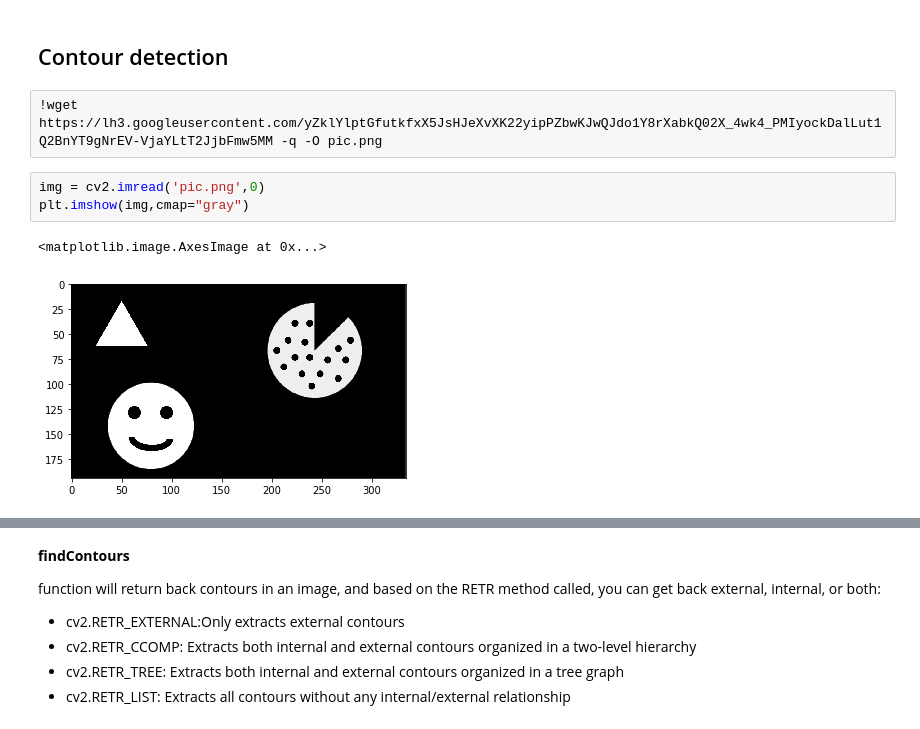
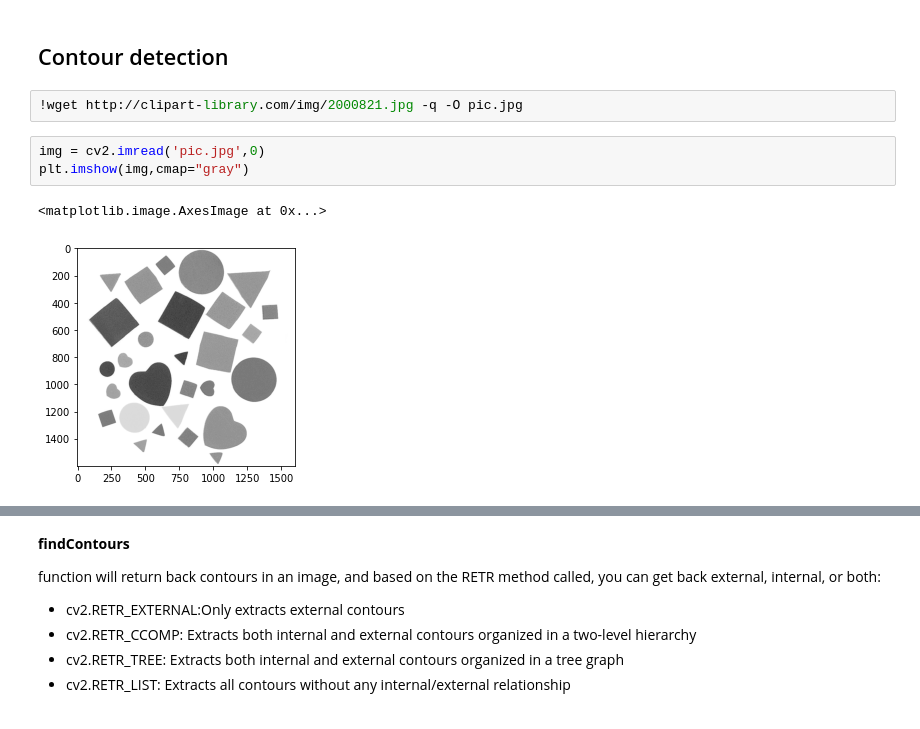
Before and after one commit to bimarshak7/openCV-basics, a Jupyter notebook: objectDetection.ipynb, the cells around one changed output, grey strips where cells are left out. Cells and saved outputs as stored; diff of their text form.

```diff
--- a/objectDetection.ipynb
+++ b/objectDetection.ipynb
@@ -243,10 +243,10 @@ plt.imshow(dot_circles)
 # %% [markdown]
 ## Contour detection
 # %%
-!wget https://lh3.googleusercontent.com/yZklYlptGfutkfxX5JsHJeXvXK22yipPZbwKJwQJdo1Y8rXabkQ02X_4wk4_PMIyockDalLut1Q2BnYT9gNrEV-VjaYLtT2JjbFmw5MM -q -O pic.png
+!wget http://clipart-library.com/img/2000821.jpg -q -O pic.jpg
 # %%
-img = cv2.imread('pic.png',0)
+img = cv2.imread('pic.jpg',0)
 plt.imshow(img,cmap="gray")
 # %% [output]
 <matplotlib.image.AxesImage at 0x...>
-[figure, old version]
+[figure, new version]
```
Also changed, not shown: parts of 30 cells of this notebook.
